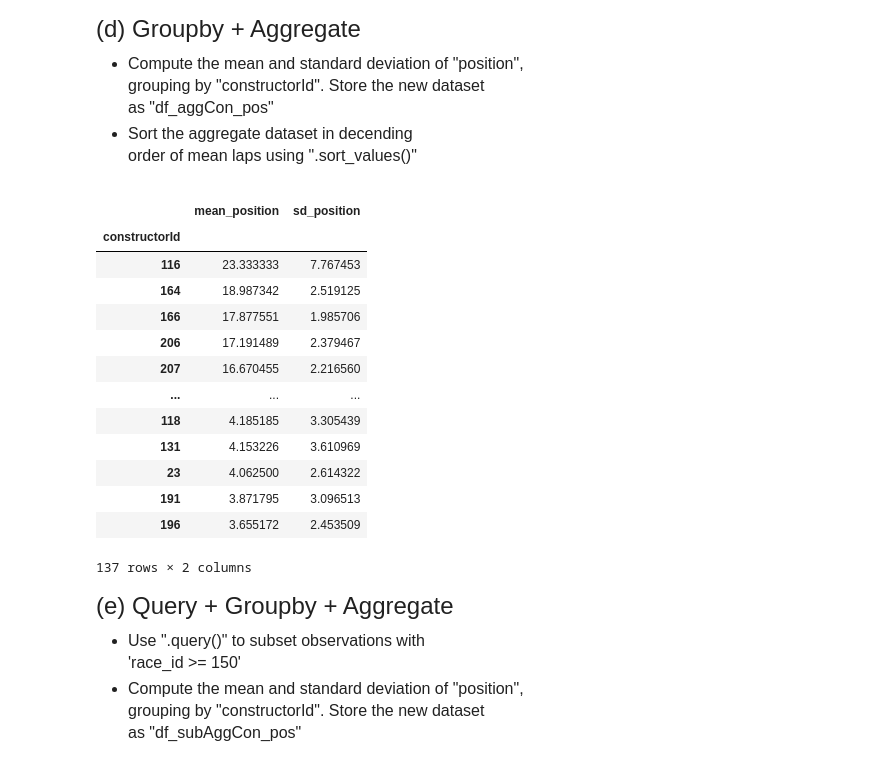
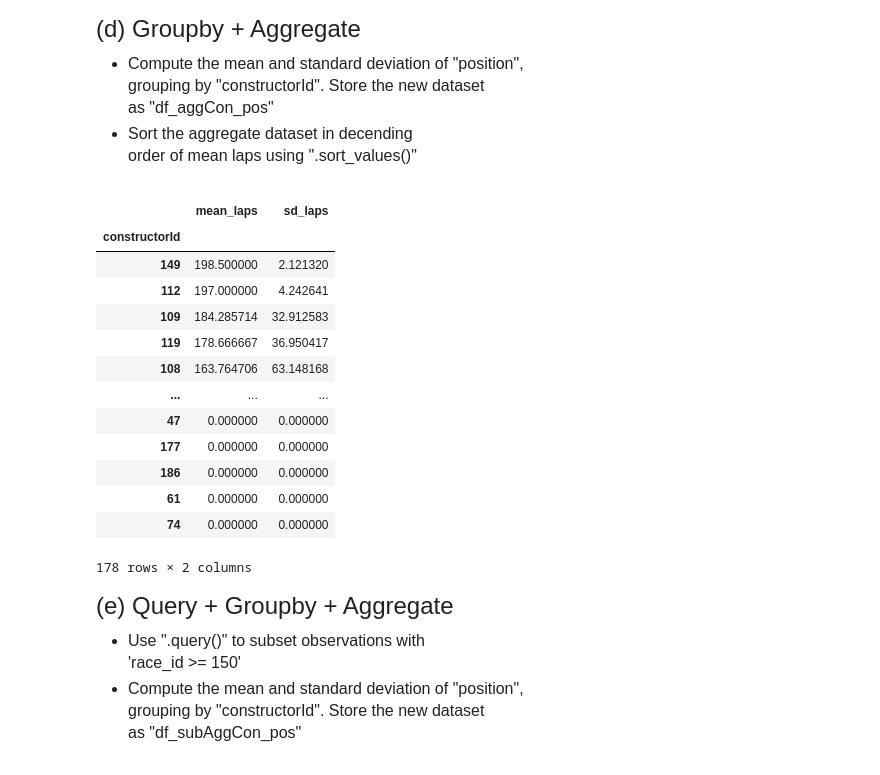
Before and after one commit to chewyisgod/qtm151spring2024, a Jupyter notebook: Assignments/assignment7/assignment7.ipynb, the cells around one changed output. Drawn from its saved outputs; the diff is of its cells as text; code cells hidden in the pictures.

```diff
--- a/Assignments/assignment7/assignment7.ipynb
+++ b/Assignments/assignment7/assignment7.ipynb
@@ -145,7 +145,7 @@ to missing values (NaNs) and covert to numeric
     - "Display"
 # %%
 # Write your own code here
-results['time'] = pd.to_numeric(results['time'], errors='coerce')
+results['milliseconds'] = pd.to_numeric(results['milliseconds'], errors='coerce')
 
-display(results['time'])
+display(results['milliseconds'])
 # %% [output]
@@ -175,29 +175,29 @@ as "df_aggCon_pos"
 order of mean laps using ".sort_values()"
 # %%
 # Clean dataset
-results['position'] = pd.to_numeric(results['position'], errors='coerce')
-results['position'] = results['position'].replace('\\N', np.nan)
+results['laps'] = pd.to_numeric(results['laps'], errors='coerce')
+results['laps'] = results['laps'].replace('\\N', np.nan)
 # %%
 # Write your own code
-df_aggCon_pos = results.groupby("constructorId").agg(mean_position = ("position", "mean"), sd_position = ("position", "std")).sort_values(by = 'mean_position', ascending = False)
+df_aggCon_pos = results.groupby("constructorId").agg(mean_laps = ("laps", "mean"), sd_laps= ("laps", "std")).sort_values(by = 'mean_laps', ascending = False)
 filtered = df_aggCon_pos.dropna()
 
 display(filtered)
 # %% [output]
-|  | mean_position | sd_position |
+|  | mean_laps | sd_laps |
 | constructorId |  |  |
-| 116 | 23.333333 | 7.767453 |
-| 164 | 18.987342 | 2.519125 |
-| 166 | 17.877551 | 1.985706 |
-| 206 | 17.191489 | 2.379467 |
-| 207 | 16.670455 | 2.216560 |
+| 149 | 198.500000 | 2.121320 |
+| 112 | 197.000000 | 4.242641 |
+| 109 | 184.285714 | 32.912583 |
+| 119 | 178.666667 | 36.950417 |
+| 108 | 163.764706 | 63.148168 |
 | ... | ... | ... |
-| 118 | 4.185185 | 3.305439 |
-| 131 | 4.153226 | 3.610969 |
-| 23 | 4.062500 | 2.614322 |
-| 191 | 3.871795 | 3.096513 |
-| 196 | 3.655172 | 2.453509 |
+| 47 | 0.000000 | 0.000000 |
+| 177 | 0.000000 | 0.000000 |
+| 186 | 0.000000 | 0.000000 |
+| 61 | 0.000000 | 0.000000 |
+| 74 | 0.000000 | 0.000000 |
-137 rows × 2 columns
+178 rows × 2 columns
 # %% [markdown]
 <font size = "5" >
 
```
Also changed, not shown: parts of 2 cells of this notebook, 3 other files.
